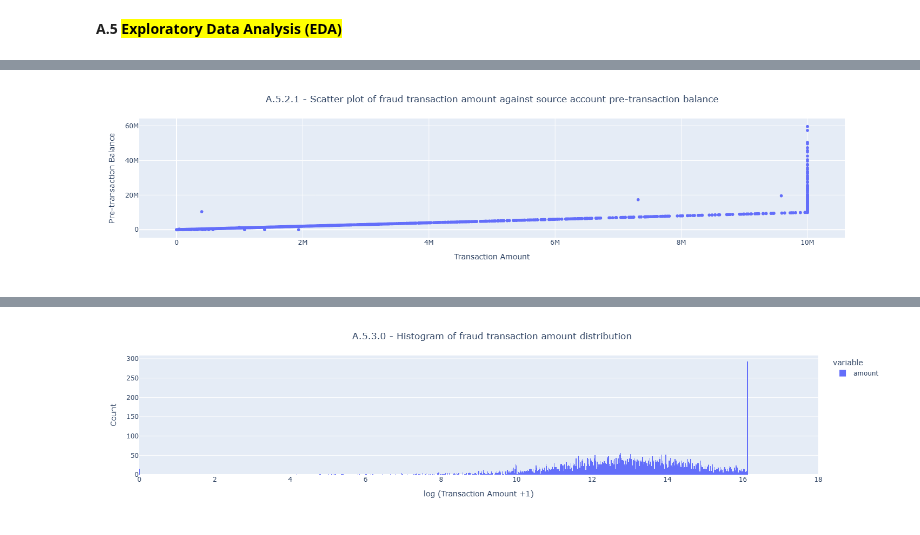
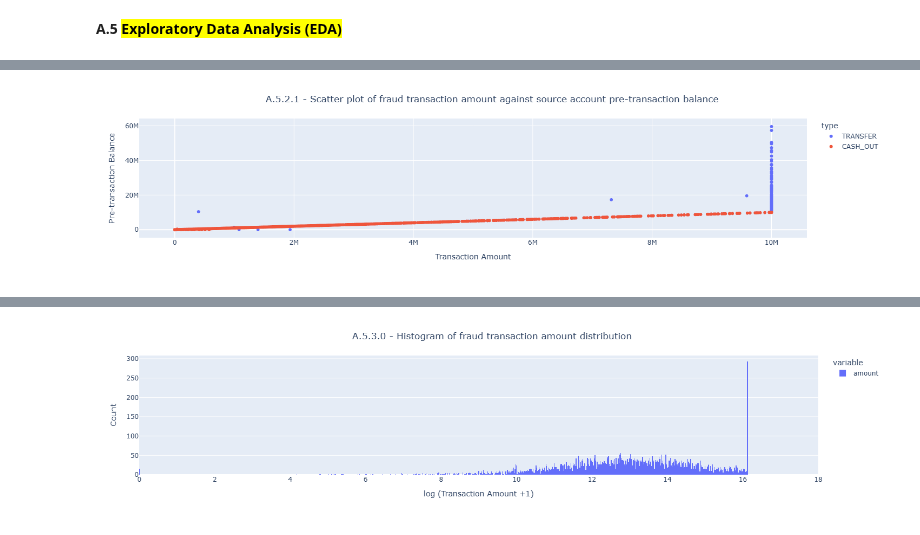
Before and after one commit to amanbhardwaj/fraud-transaction-classifier, a Jupyter notebook: base-classifier.ipynb, the cells around one changed output, grey strips where cells are left out. Cells and saved outputs as stored; diff of their text form; code cells hidden in the pictures.

```diff
--- a/base-classifier.ipynb
+++ b/base-classifier.ipynb
@@ -278,13 +300,13 @@ fig.write_html("plots/A.5.2.0_scatter_plot_transcation-amount_against_pre-transa
 # %%
 # A.5.2.1 Scatter plot of transcation amount against source account pre-transaction balance (for fraud transactions only)
-fig = px.scatter(fraud_df, x='amount', y='oldbalanceOrg')
+fig = px.scatter(fraud_df, x='amount', y='oldbalanceOrg', color='type')
 fig.update_layout(xaxis_title="Transaction Amount", yaxis_title="Pre-transaction Balance",
                   title={'text': 'A.5.2.1 - Scatter plot of fraud transaction amount against source account pre-transaction balance','x': 0.5,'xanchor': 'center'})
 fig.write_image("images/A.5.2.1_scatter_plot_fraud-transcation-amount_against_pre-transaction_balance.png")
 fig.write_html("plots/A.5.2.1_scatter_plot_fraud-transcation-amount_against_pre-transaction_balance.html")
 fig.show()
 # %% [output]
-[figure, old version]
+[figure, new version]
 # %%
 # A.5.3.0 Histogram of log (transcation amount +1) against count
 fig = px.histogram(np.log1p(transaction_df['amount']), nbins=1000, range_x=[0, 18])
```
Also changed, not shown: parts of 10 cells of this notebook, 5 other files.
